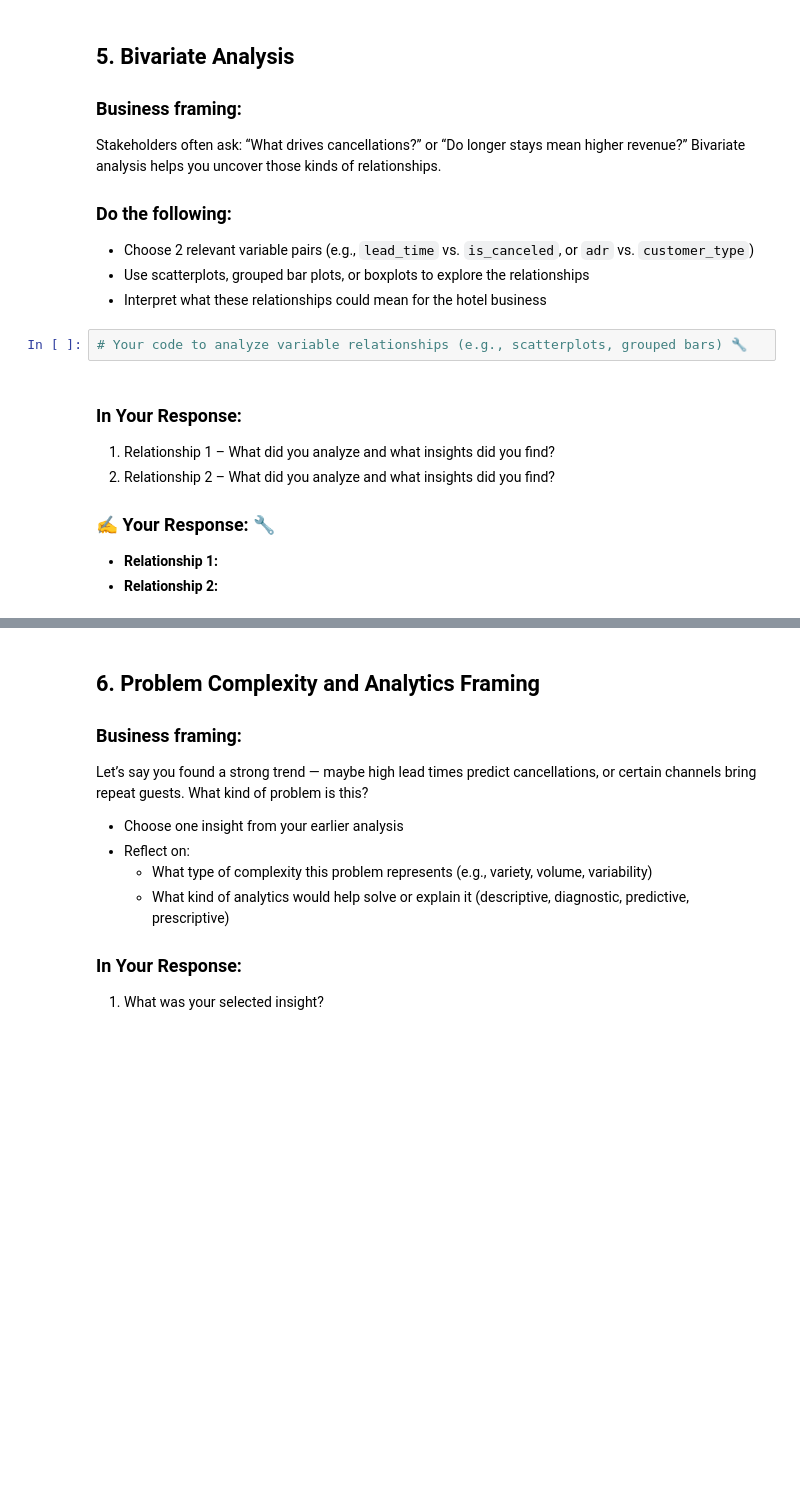
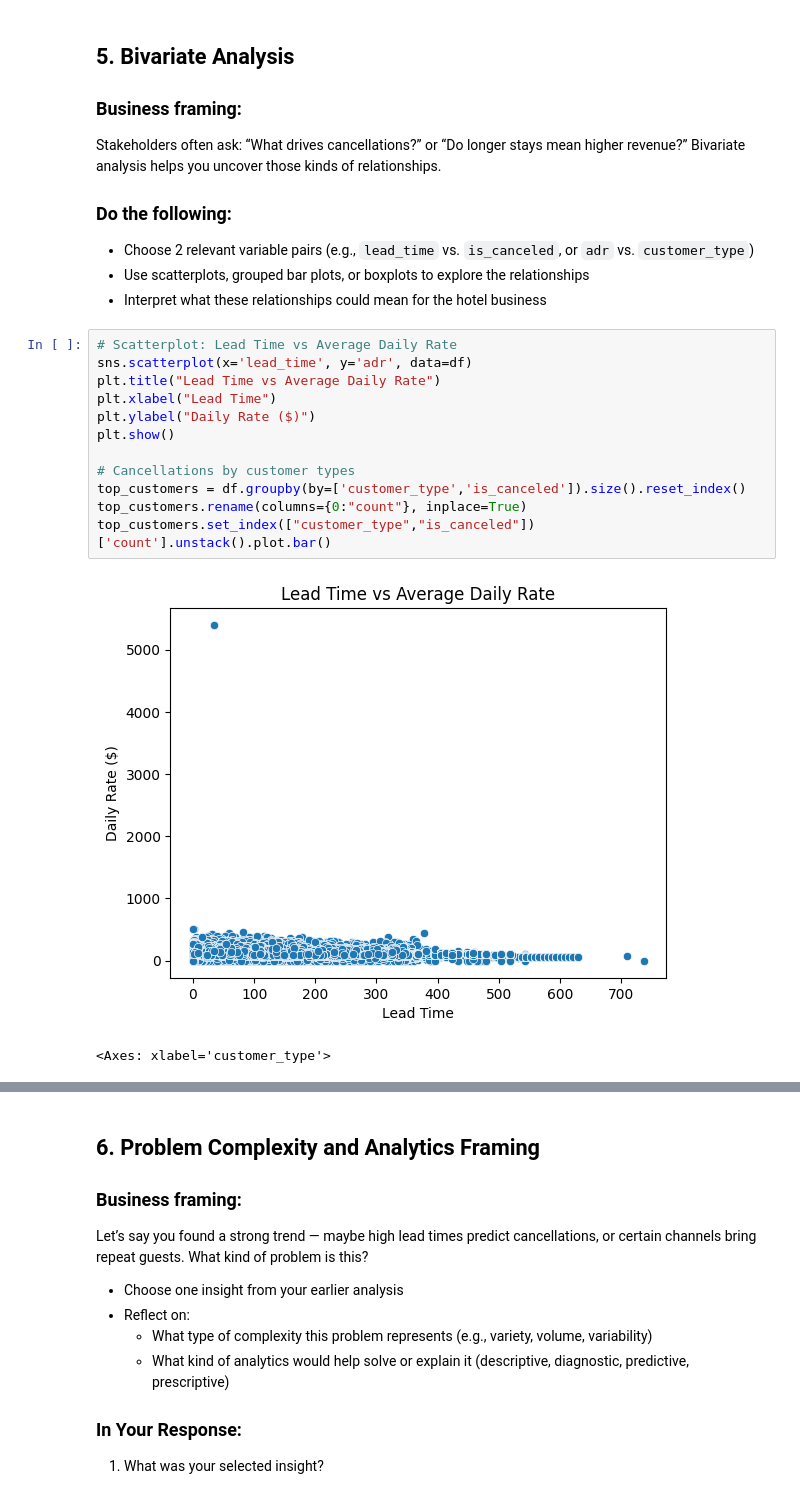
Before and after one commit to expely/Business-Analytics-Labs, a Jupyter notebook: Assignments/assignment_05_eda.ipynb, the cells around one changed output, grey strips where cells are left out. Drawn from its saved outputs; the diff is of its cells as text; blank space fills up the shorter version.

```diff
--- a/Assignments/assignment_05_eda.ipynb
+++ b/Assignments/assignment_05_eda.ipynb
@@ -149,13 +216,18 @@ Stakeholders often ask: “What drives cancellations?” or “Do longer stays m
 - Choose 2 relevant variable pairs (e.g., `lead_time` vs. `is_canceled`, or `adr` vs. `customer_type`)
 - Use scatterplots, grouped bar plots, or boxplots to explore the relationships
 - Interpret what these relationships could mean for the hotel business
-# %%
-# Your code to analyze variable relationships (e.g., scatterplots, grouped bars) 🔧
-# %% [markdown]
-### In Your Response:
-1. Relationship 1 – What did you analyze and what insights did you find?
-2. Relationship 2 – What did you analyze and what insights did you find?
-
-### ✍️ Your Response: 🔧
-- **Relationship 1:**
-- **Relationship 2:**
+# %%
+# Scatterplot: Lead Time vs Average Daily Rate
+sns.scatterplot(x='lead_time', y='adr', data=df)
+plt.title("Lead Time vs Average Daily Rate")
+plt.xlabel("Lead Time")
+plt.ylabel("Daily Rate ($)")
+plt.show()
+
+# Cancellations by customer types
+top_customers = df.groupby(by=['customer_type','is_canceled']).size().reset_index()
+top_customers.rename(columns={0:"count"}, inplace=True)
+top_customers.set_index(["customer_type","is_canceled"])['count'].unstack().plot.bar()
+# %% [output]
+[figure, added]
+<Axes: xlabel='customer_type'>
```
Also changed, not shown: parts of 18 cells of this notebook.
